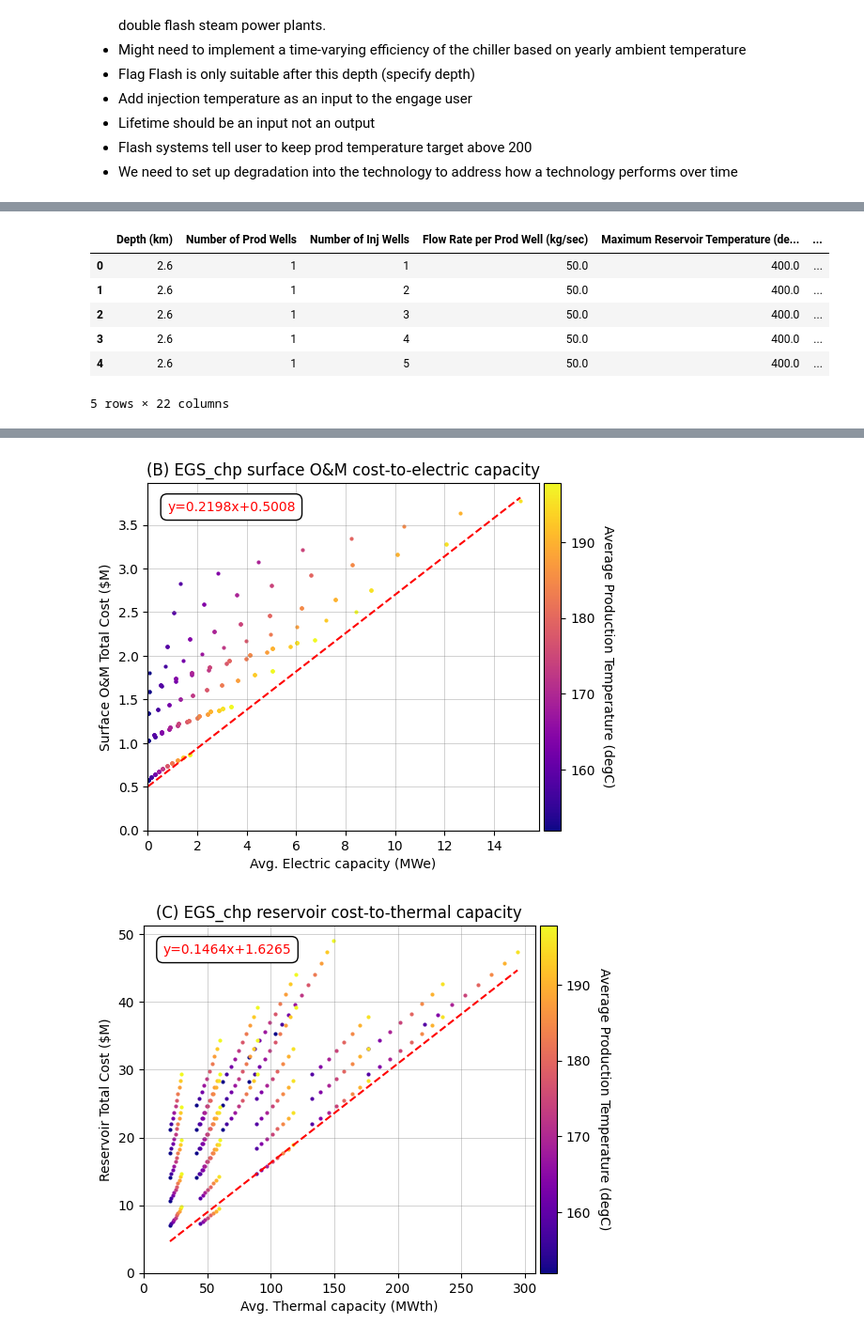
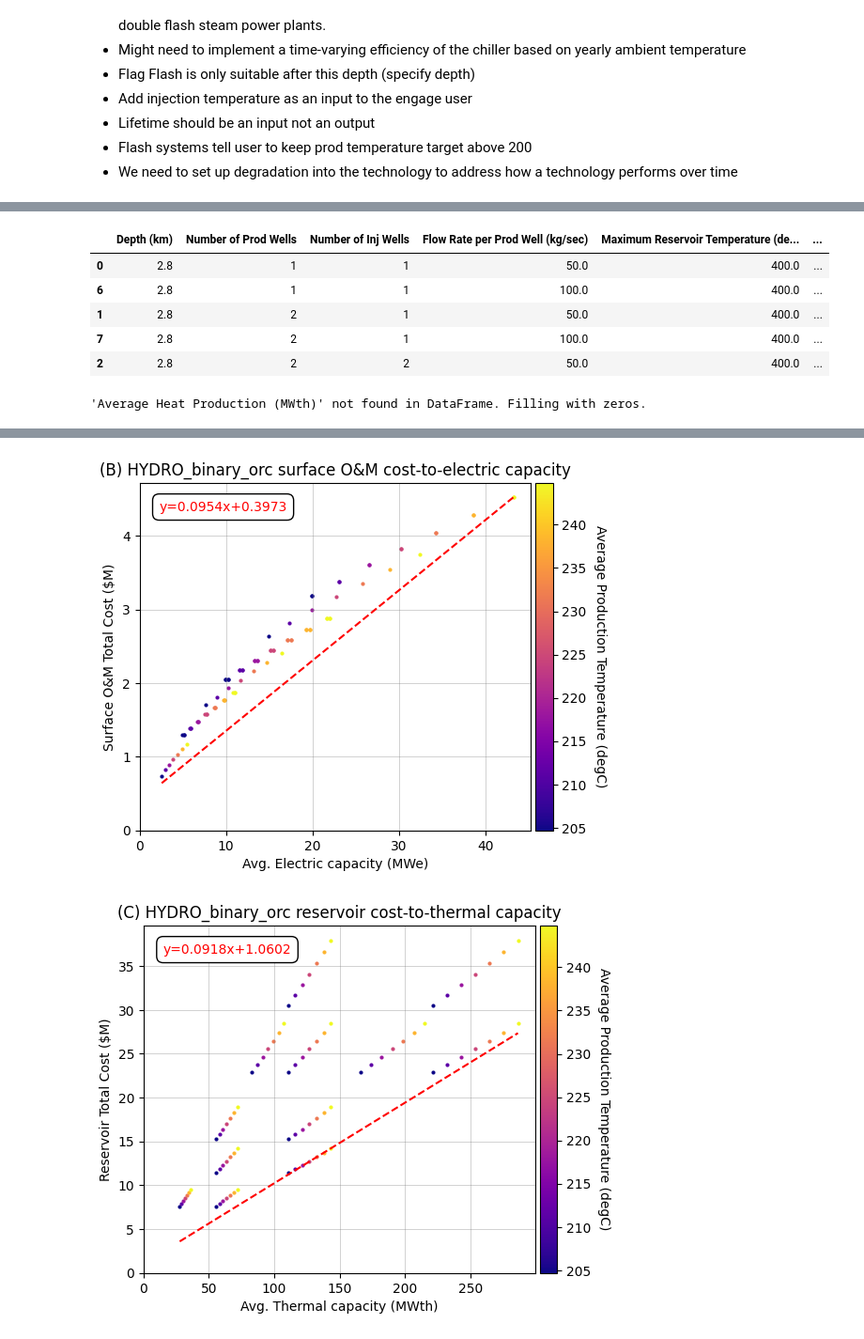
Before and after one commit to bpulluta/python-geophires-x, a Jupyter notebook: Engage-Testing/engage_analysis.ipynb, the cells around one changed output, grey strips where cells are left out. Shown at 94% size. Saved outputs shown, nothing was run; the diff lists cells and outputs as text; code cells hidden in the pictures.

Commit message:
updated function to allow doublet or triplet

```diff
--- a/Engage-Testing/engage_analysis.ipynb
+++ b/Engage-Testing/engage_analysis.ipynb
@@ -25,7 +25,7 @@ from engage_parametrization_visualization import *
 - Flash systems tell user to keep prod temperature target above 200
 - We need to set up degradation into the technology to address how a technology performs over time
 # %%
-def generate_parameters(base_params, depth_range, flow_rate_range, wells_prod_range, wells_inj_range, prod_diam, inj_diam,cost_correlation):
+def generate_parameters(base_params, depth_range, flow_rate_range, wells_prod_range, wells_inj_range, prod_diam, inj_diam, cost_correlation):
     parameter_list = []
     depth_start, depth_stop, depth_step = depth_range
     flow_rate_start, flow_rate_stop, flow_rate_step = flow_rate_range
@@ -33,25 +33,22 @@ def generate_parameters(base_params, depth_range, flow_rate_range, wells_prod_ra
     wells_inj_start, wells_inj_stop = wells_inj_range    # Assuming step is 1
 
     for depth in np.arange(depth_start, depth_stop, depth_step):
-        for flow_rate in range(flow_rate_start, flow_rate_stop, flow_rate_step):
+        for flow_rate in np.arange(flow_rate_start, flow_rate_stop, flow_rate_step):
             for wells_prod in range(wells_prod_start, wells_prod_stop + 1):
+                # Enforce the ratio of production to injection wells to be either 1:1 (doublet) or 2:1 (triplet)
                 for wells_inj in range(wells_inj_start, wells_inj_stop + 1):
-                    if wells_inj < wells_prod:
-                        continue
-
-                    # Create a copy of the base parameters and update specific values
-                    params = base_params.copy()
-                    params.update({
-                        # 'Power Plant Type': plant_type,  # Uncomment if plant_type is to be used
-                        'Production Flow Rate per Well': flow_rate,
-                        'Reservoir Depth': depth,
-                        'Number of Production Wells': wells_prod,
-                        'Number of Injection Wells': wells_inj,
-                        'Production Well Diameter': prod_diam,
-                        'Injection Well Diameter': inj_diam,
-                        'Well Drilling Cost Correlation': cost_correlation,
-                    })
-                    parameter_list.append(params)
+                    if wells_prod == wells_inj or wells_prod == 2 * wells_inj:
+                        params = base_params.copy()
+                        params.update({
+                            'Production Flow Rate per Well': flow_rate,
+                            'Reservoir Depth': depth,
+                            'Number of Production Wells': wells_prod,
+                            'Number of Injection Wells': wells_inj,
+                            'Production Well Diameter': prod_diam,
+                            'Injection Well Diameter': inj_diam,
+                            'Well Drilling Cost Correlation': cost_correlation,
+                        })
+                        parameter_list.append(params)
     return parameter_list
 # %%
 #============================================================================================
@@ -61,8 +58,8 @@ def generate_parameters(base_params, depth_range, flow_rate_range, wells_prod_ra
 environment     = 'HYDRO'  # HYDRO OR EGS
 technology      = 'binary_orc' #chp, binary_orc, double_flash, direct_use
 
-target_prod_temp_min   = 150
-target_prod_temp_max   = 200
+target_prod_temp_min   = 200
+target_prod_temp_max   = 250
 
 prod_well_diam = 8.5
 inj_well_diam = 8.5
@@ -72,7 +69,7 @@ well_cost_correlation = 10
 # Define variables for ranges and steps
 depth_start = 1
 depth_stop = 6
-depth_step = 0.2
+depth_step = 0.1
 
 flow_rate_start = 50
 flow_rate_stop = 150
@@ -457,12 +454,11 @@ df_final.to_csv(f'results/{plant}_results.csv')
 df_final.head()
 # %% [output]
 |  | Depth (km) | Number of Prod Wells | Number of Inj Wells | Flow Rate per Prod Well (kg/sec) | Maximum Reservoir Temperature (de... | ... |
-| 0 | 2.6 | 1 | 1 | 50.0 | 400.0 | ... |
-| 1 | 2.6 | 1 | 2 | 50.0 | 400.0 | ... |
-| 2 | 2.6 | 1 | 3 | 50.0 | 400.0 | ... |
-| 3 | 2.6 | 1 | 4 | 50.0 | 400.0 | ... |
-| 4 | 2.6 | 1 | 5 | 50.0 | 400.0 | ... |
+| 0 | 2.8 | 1 | 1 | 50.0 | 400.0 | ... |
+| 6 | 2.8 | 1 | 1 | 100.0 | 400.0 | ... |
+| 1 | 2.8 | 2 | 1 | 50.0 | 400.0 | ... |
+| 7 | 2.8 | 2 | 1 | 100.0 | 400.0 | ... |
+| 2 | 2.8 | 2 | 2 | 50.0 | 400.0 | ... |
-5 rows × 22 columns
 # %%
 # Function to safely extract a column as an array, or fill with zeros if not present
 def safe_extract(df, column_name):
@@ -506,7 +502,7 @@ a2, b2, x2_line, lower_b2_line, label_b2 = fit_lower_bound(electric_capacity, su
 a3, b3, x3_line, lower_b3_line, label_b3 = fit_lower_bound(electric_capacity, surface_o_m_cost,1)     # electric cap vs surface O&M cost
 
 # Reservoir
-a5, b5, x5_line, lower_b5_line, label_b5 = fit_linear_model(thermal_capacity, reservoir_cost,3,0.3,0)        # thermal cap vs reservoir cost
+a5, b5, x5_line, lower_b5_line, label_b5 = fit_lower_bound(thermal_capacity, reservoir_cost,0)        # thermal cap vs reservoir cost
 a6, b6, x6_line, lower_b6_line, label_b6 = fit_lower_bound(thermal_capacity, reservoir_o_m_cost,0)    # thermal cap vs reservoir O&M cost
 
 
@@ -588,3 +584,4 @@ if has_data(thermal_capacity, reservoir_o_m_cost):
 
 save_image(f'results/{plant}_plots.pdf')
 # %% [output]
+'Average Heat Production (MWth)' not found in DataFrame. Filling with zeros.
@@ -592,2 +589,2 @@ save_image(f'results/{plant}_plots.pdf')
-[figure, old version]
+[figure, new version]
-[figure, old version]
+[figure, new version]
```
Also changed, not shown: parts of 4 cells of this notebook, 3 other files.
